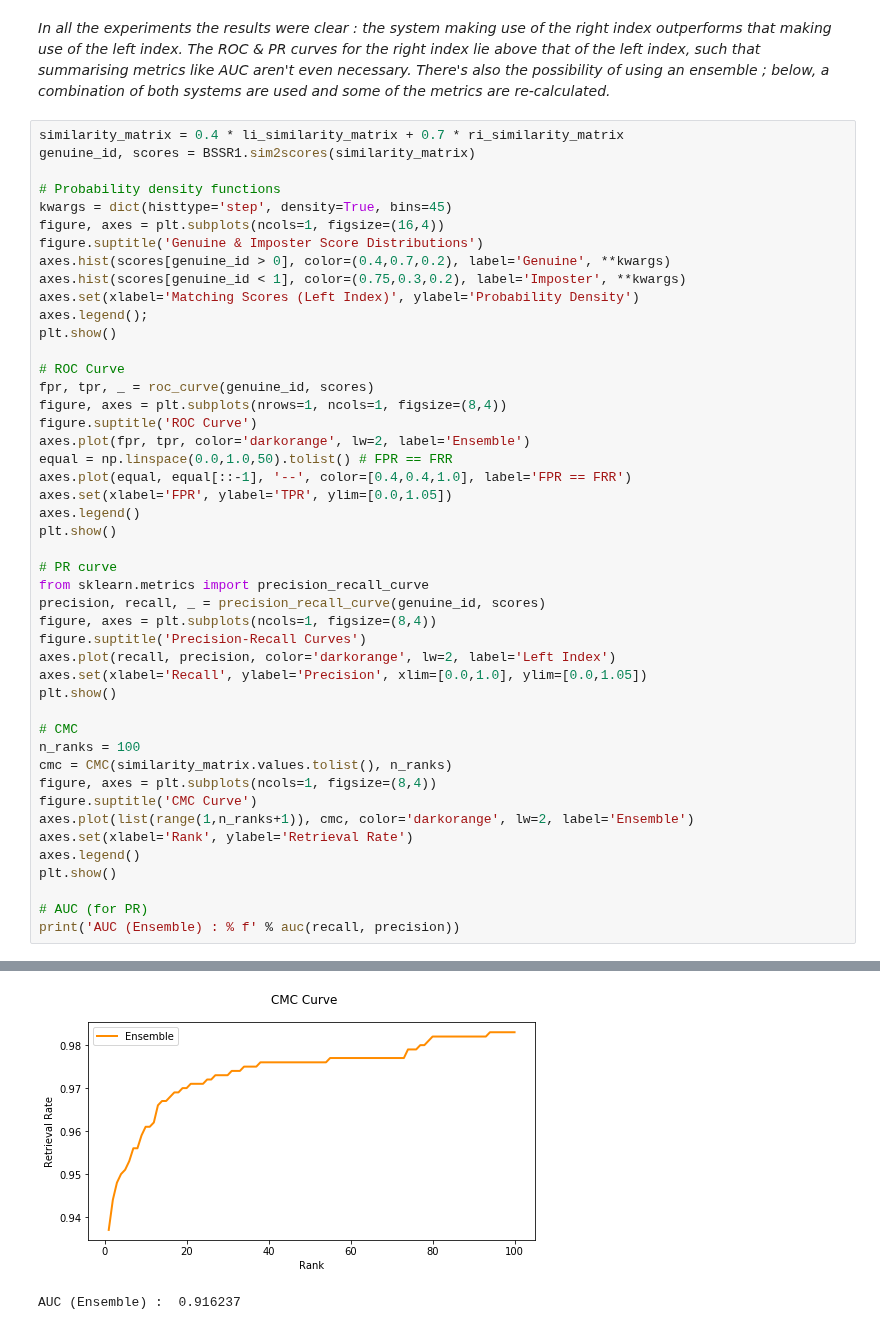
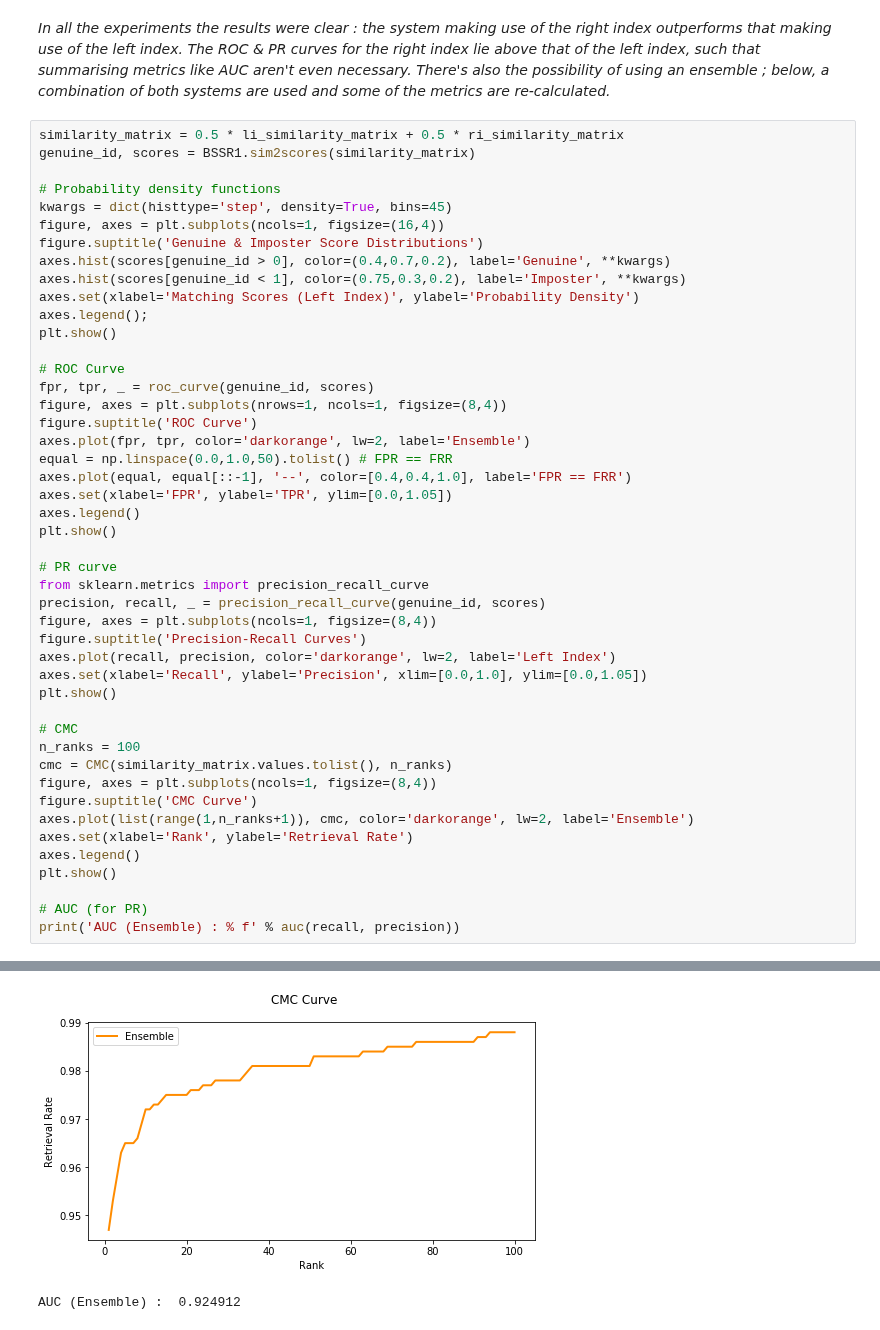
Before and after one commit to BrunoVandekerkhove/biometric-systems, a Jupyter notebook: evaluation/validating.ipynb, the cells around one changed output, grey strips where cells are left out. Cells and saved outputs as stored; diff of their text form.

```diff
--- a/evaluation/validating.ipynb
+++ b/evaluation/validating.ipynb
@@ -631,7 +631,7 @@ With all above plots and metrics, you can start comparing different biometric sy
 # %% [markdown]
 *In all the experiments the results were clear : the system making use of the right index outperforms that making use of the left index. The ROC & PR curves for the right index lie above that of the left index, such that summarising metrics like AUC aren't even necessary. There's also the possibility of using an ensemble ; below, a combination of both systems are used and some of the metrics are re-calculated.*
 # %%
-similarity_matrix = 0.4 * li_similarity_matrix + 0.7 * ri_similarity_matrix
+similarity_matrix = 0.5 * li_similarity_matrix + 0.5 * ri_similarity_matrix
 genuine_id, scores = BSSR1.sim2scores(similarity_matrix)
 
 # Probability density functions
@@ -683,2 +683,2 @@ print('AUC (Ensemble) : % f' % auc(recall, precision))
-[figure, old version]
+[figure, new version]
-AUC (Ensemble) :  0.916237
+AUC (Ensemble) :  0.924912
```
Also changed, not shown: parts of 1 cell of this notebook.
